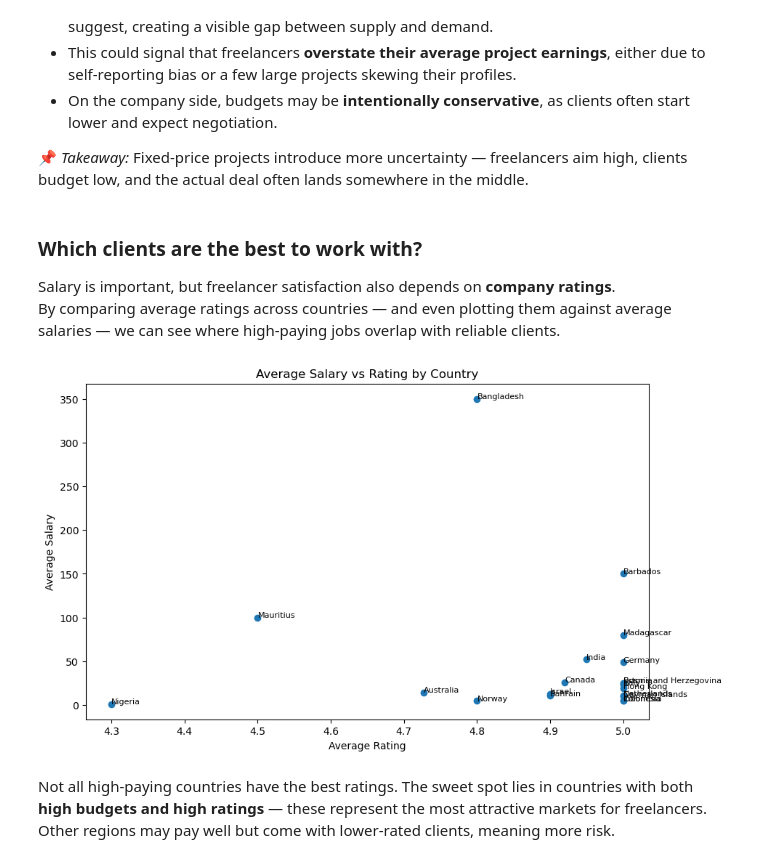
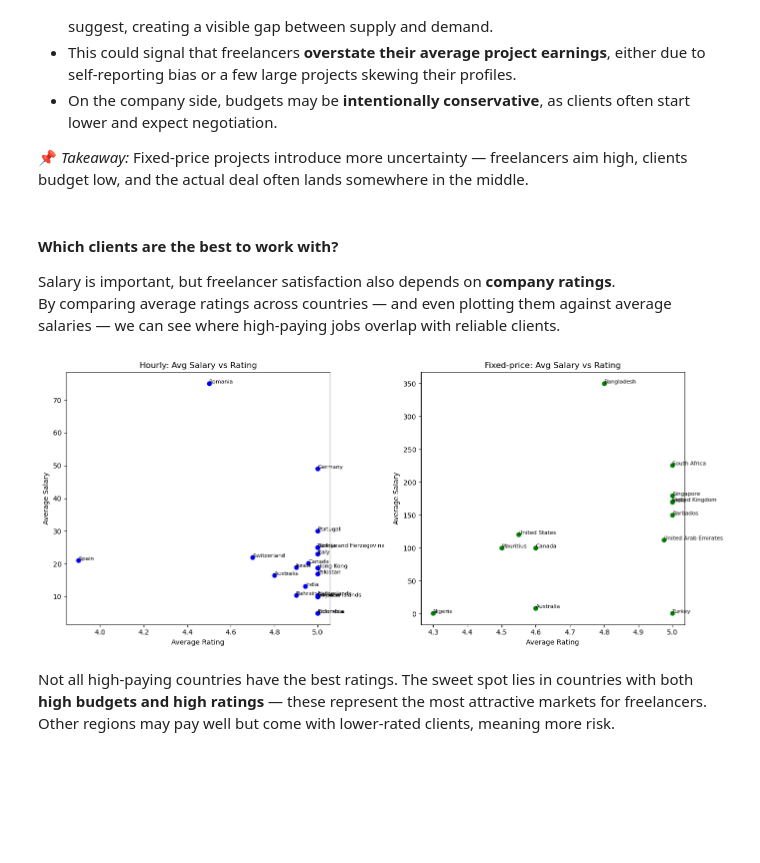
Before and after one commit to yahianassar2005/EDA-AI-Salaries-Market, a Jupyter notebook: Freelancing Data Visualization 3.ipynb, the cells around one changed output. Saved outputs shown, nothing was run; the diff lists cells and outputs as text; code cells hidden in the pictures; blank space fills up the shorter version.

```diff
--- a/Freelancing Data Visualization 3.ipynb
+++ b/Freelancing Data Visualization 3.ipynb
@@ -398,26 +400,47 @@ The fixed-price comparison reveals a clear mismatch:
 
 📌 *Takeaway:* Fixed-price projects introduce more uncertainty — freelancers aim high, clients budget low, and the actual deal often lands somewhere in the middle.
 # %% [markdown]
-### Which clients are the best to work with?
+#### Which clients are the best to work with?
 
 Salary is important, but freelancer satisfaction also depends on **company ratings**.
 By comparing average ratings across countries — and even plotting them against average salaries — we can see where high-paying jobs overlap with reliable clients.
 # %%
-country_salary_rating = jobs.groupby('location').agg({
+import matplotlib.pyplot as plt
+
+# Group separately by payment type
+hourly = jobs[jobs['payment_type'] == 'Hourly'].groupby('location').agg({
     'salary': 'mean',
     'rating': 'mean'
 }).dropna().head(20)
 
-fig, ax = plt.subplots(figsize=(10,6))
-ax.scatter(country_salary_rating['rating'], country_salary_rating['salary'])
-for country in country_salary_rating.index:
-    ax.text(country_salary_rating.loc[country,'rating'],
-            country_salary_rating.loc[country,'salary'],
-            country, fontsize=8)
-ax.set(title="Average Salary vs Rating by Country", xlabel="Average Rating", ylabel="Average Salary")
+fixed = jobs[jobs['payment_type'] == 'Fixed-price'].groupby('location').agg({
+    'salary': 'mean',
+    'rating': 'mean'
+}).dropna().head(20)
+
+fig, (ax1, ax2) = plt.subplots(nrows=1, ncols=2, figsize=(14, 6))
+
+# Plot hourly
+ax1.scatter(hourly['rating'], hourly['salary'], color='blue')
+for country in hourly.index:
+    ax1.text(hourly.loc[country, 'rating'],
+             hourly.loc[country, 'salary'],
+             country, fontsize=8)
+
+# Plot fixed-price
+ax2.scatter(fixed['rating'], fixed['salary'], color='green')
+for country in fixed.index:
+    ax2.text(fixed.loc[country, 'rating'],
+             fixed.loc[country, 'salary'],
+             country, fontsize=8)
+
+ax1.set(title="Hourly: Avg Salary vs Rating", xlabel="Average Rating", ylabel="Average Salary")
+ax2.set(title="Fixed-price: Avg Salary vs Rating", xlabel="Average Rating", ylabel="Average Salary")
+
+plt.tight_layout()
 plt.show()
 # %% [output]
-[figure, old version]
+[figure, new version]
 # %% [markdown]
 Not all high-paying countries have the best ratings. The sweet spot lies in countries with both **high budgets and high ratings** — these represent the most attractive markets for freelancers. Other regions may pay well but come with lower-rated clients, meaning more risk.
 # %% [markdown]
```
Also changed, not shown: parts of 57 cells of this notebook.
